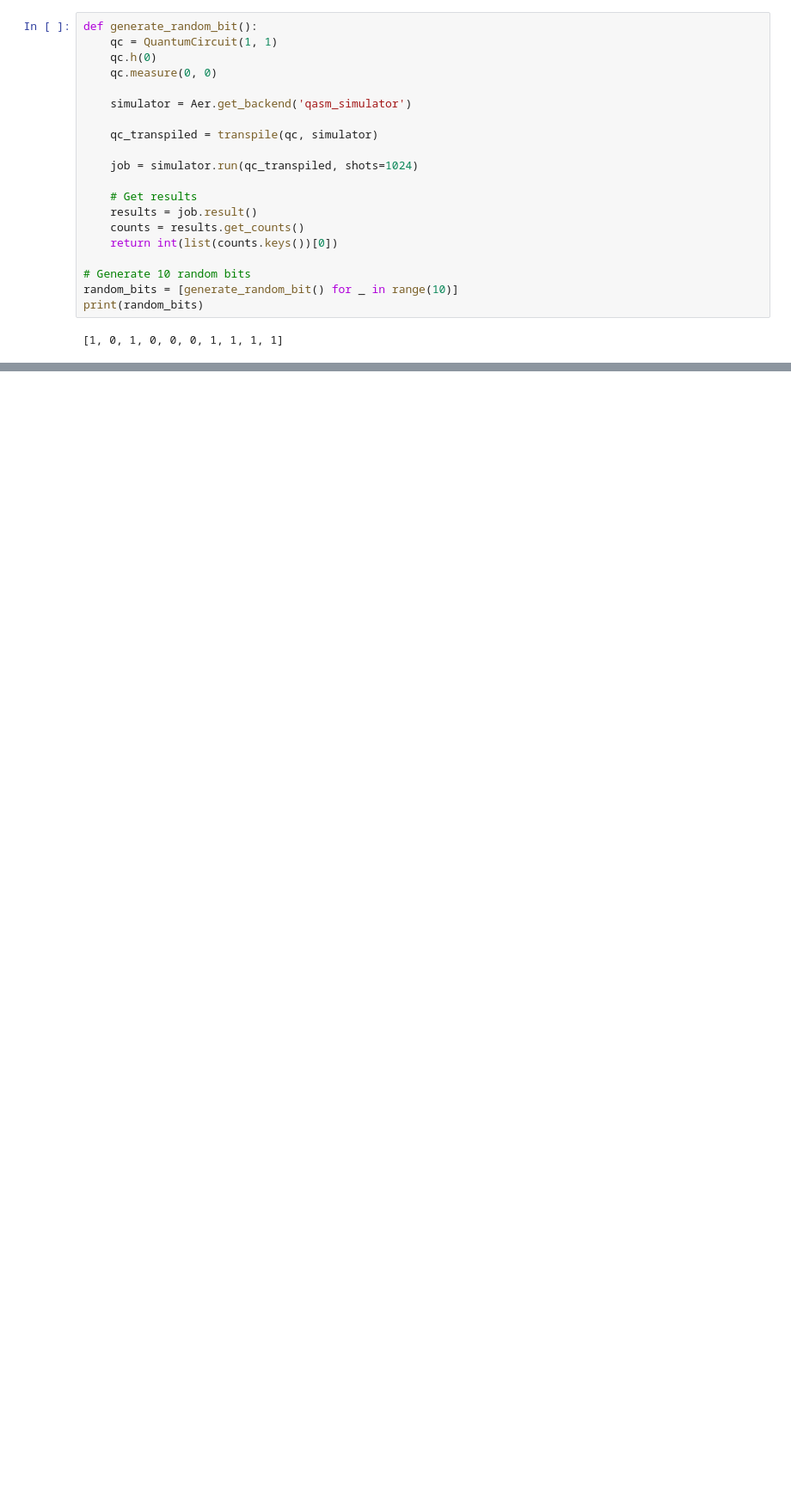
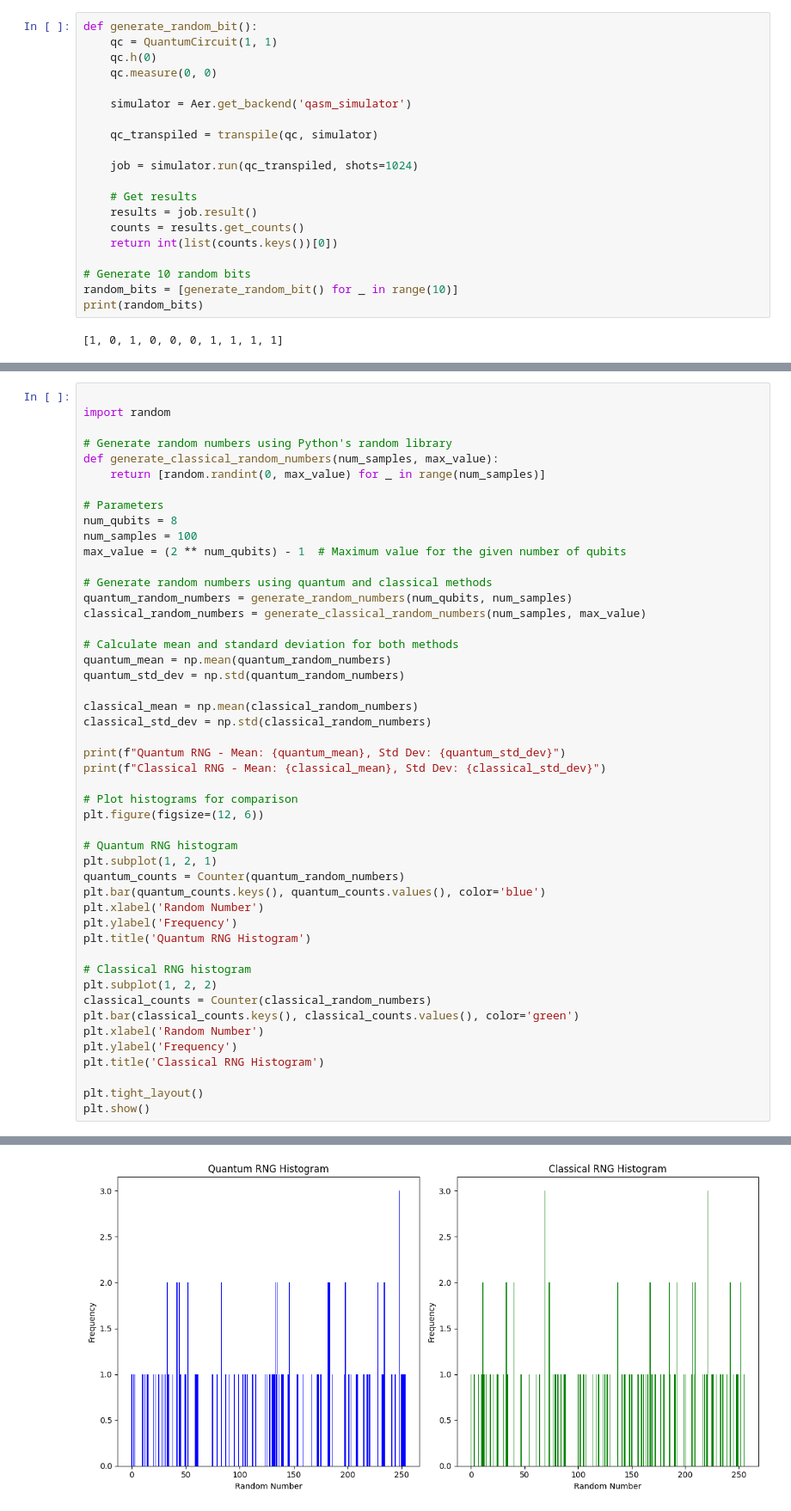
Before and after one commit to caylynmac/quantumnumbers, a Jupyter notebook: quantumIntro.ipynb, the cells around one changed output, grey strips where cells are left out. Shown at 86% size. Saved outputs shown, nothing was run; the diff lists cells and outputs as text; blank space fills up the shorter version.

```diff
--- a/quantumIntro.ipynb
+++ b/quantumIntro.ipynb
@@ -106,0 +192,49 @@ print(random_bits)
+# %%
+
+import random
+
+# Generate random numbers using Python's random library
+def generate_classical_random_numbers(num_samples, max_value):
+    return [random.randint(0, max_value) for _ in range(num_samples)]
+
+# Parameters
+num_qubits = 8
+num_samples = 100
+max_value = (2 ** num_qubits) - 1  # Maximum value for the given number of qubits
+
+# Generate random numbers using quantum and classical methods
+quantum_random_numbers = generate_random_numbers(num_qubits, num_samples)
+classical_random_numbers = generate_classical_random_numbers(num_samples, max_value)
+
+# Calculate mean and standard deviation for both methods
+quantum_mean = np.mean(quantum_random_numbers)
+quantum_std_dev = np.std(quantum_random_numbers)
+
+classical_mean = np.mean(classical_random_numbers)
+classical_std_dev = np.std(classical_random_numbers)
+
+print(f"Quantum RNG - Mean: {quantum_mean}, Std Dev: {quantum_std_dev}")
+print(f"Classical RNG - Mean: {classical_mean}, Std Dev: {classical_std_dev}")
+
+# Plot histograms for comparison
+plt.figure(figsize=(12, 6))
+
+# Quantum RNG histogram
+plt.subplot(1, 2, 1)
+quantum_counts = Counter(quantum_random_numbers)
+plt.bar(quantum_counts.keys(), quantum_counts.values(), color='blue')
+plt.xlabel('Random Number')
+plt.ylabel('Frequency')
+plt.title('Quantum RNG Histogram')
+
+# Classical RNG histogram
+plt.subplot(1, 2, 2)
+classical_counts = Counter(classical_random_numbers)
+plt.bar(classical_counts.keys(), classical_counts.values(), color='green')
+plt.xlabel('Random Number')
+plt.ylabel('Frequency')
+plt.title('Classical RNG Histogram')
+
+plt.tight_layout()
+plt.show()
+# %% [output]
@@ -106,0 +243 @@ print(random_bits)
+[figure, added]
```
Also changed, not shown: parts of 5 cells of this notebook.
